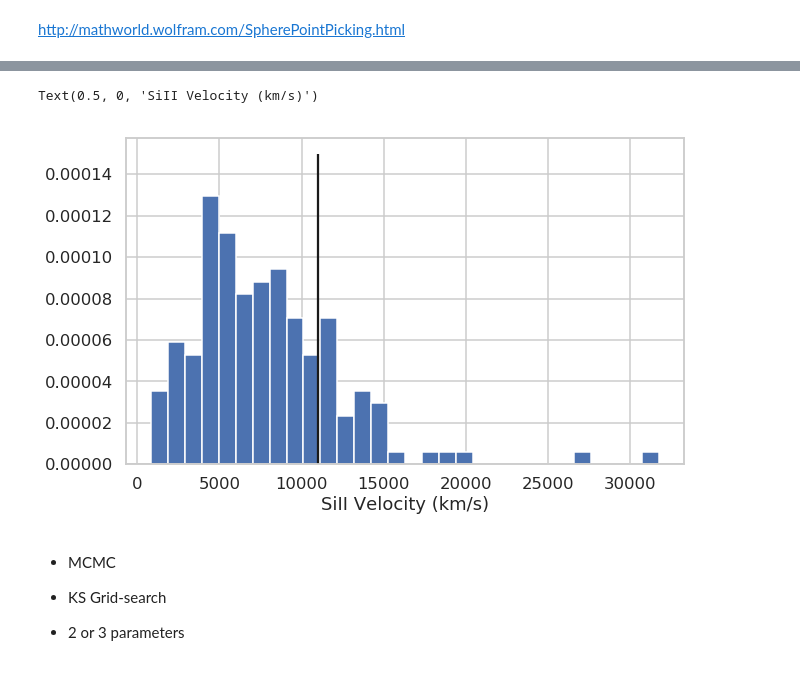
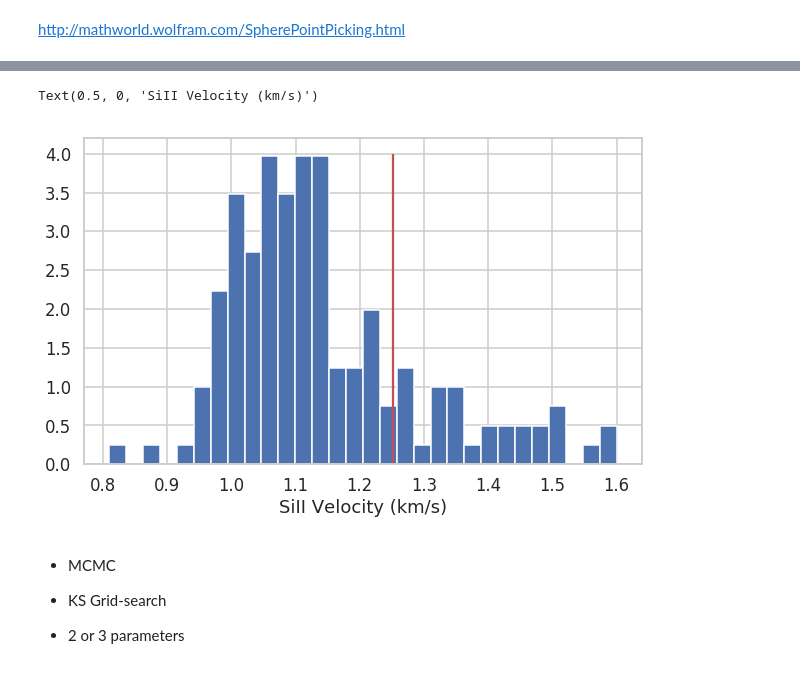
Before and after one commit to ketozhang/ejecta-velocities-of-type-Ia-supernovae, a Jupyter notebook: project.ipynb, the cells around one changed output, grey strips where cells are left out. Cells and saved outputs as stored; diff of their text form; code cells hidden in the pictures.

```diff
--- a/project.ipynb
+++ b/project.ipynb
@@ -67,6 +98,11 @@ plt.legend()
 from scipy.stats import norm
 from sklearn.mixture import GaussianMixture
 
-clf = GaussianMixture(n_components=2, covariance_type='spherical')
-clf.fit(sn_data['v_siII'][:,np.newaxis])
+clf = GaussianMixture(n_components=2)
+clf.fit(x[:,np.newaxis])
+
+p = clf.predict_proba(xrange[:,np.newaxis])
+plt.plot(xrange, p[:,0], label='LV')
+plt.plot(xrange, p[:,1], label='HV')
+plt.legend()
 # %% [output]
@@ -84,4 +110,0 @@ p_hv = len(hv) / sn_data.shape[0]
-# %%
-x = np.linspace(0,4e4,1000)
-plt.plot(x, norm.pdf(x, mu[0], cov[0])/p_lv)
-plt.plot(x, norm.pdf(x, mu[1], cov[1])/p_hv)
@@ -97,6 +110,0 @@ plt.scatter(x, clf.score_samples(x[:,np.newaxis]))
-# %%
-x = np.linspace(0,4e4,1000)
-p = clf.predict_proba(x[:,np.newaxis])
-plt.plot(x, p[:,0], label='LV')
-plt.plot(x, p[:,1], label='HV')
-plt.legend()
@@ -106,16 +111,17 @@ plt.legend()
 # %%
-labels = clf.predict(sn_data['v_siII'][:,np.newaxis])
-hv = sn_data['v_siII'].values[labels==1]
-lv = sn_data['v_siII'].values[labels==0]
+labels = clf.predict(x[:,np.newaxis])
+hv = x[labels==1]
+lv = x[labels==0]
 
-plt.hist(sn_data['v_siII'], label='SiII Velocity', density=True, bins=30)
-plt.vlines(1.1e4, 0, 1.5e-4)
+plt.hist(x, label='SiII Velocity', density=True, bins=30)
+boundary = xrange[np.argmin(np.abs(p[:,0] - p[:,1]))]
+plt.vlines(boundary, 0, 4, 'r')
 # plt.ylim(0,2e-4)
 
-plt.xlabel('SiII Velocity (km/s)')
+plt.xlabel('SiII Velocity ($10^4$ km/s)')
 # %% [output]
 Text(0.5, 0, 'SiII Velocity (km/s)')
-[figure, old version]
+[figure, new version]
 # %% [markdown]
 * MCMC
 * KS Grid-search
```
Also changed, not shown: parts of 16 cells of this notebook, 3 other files.
